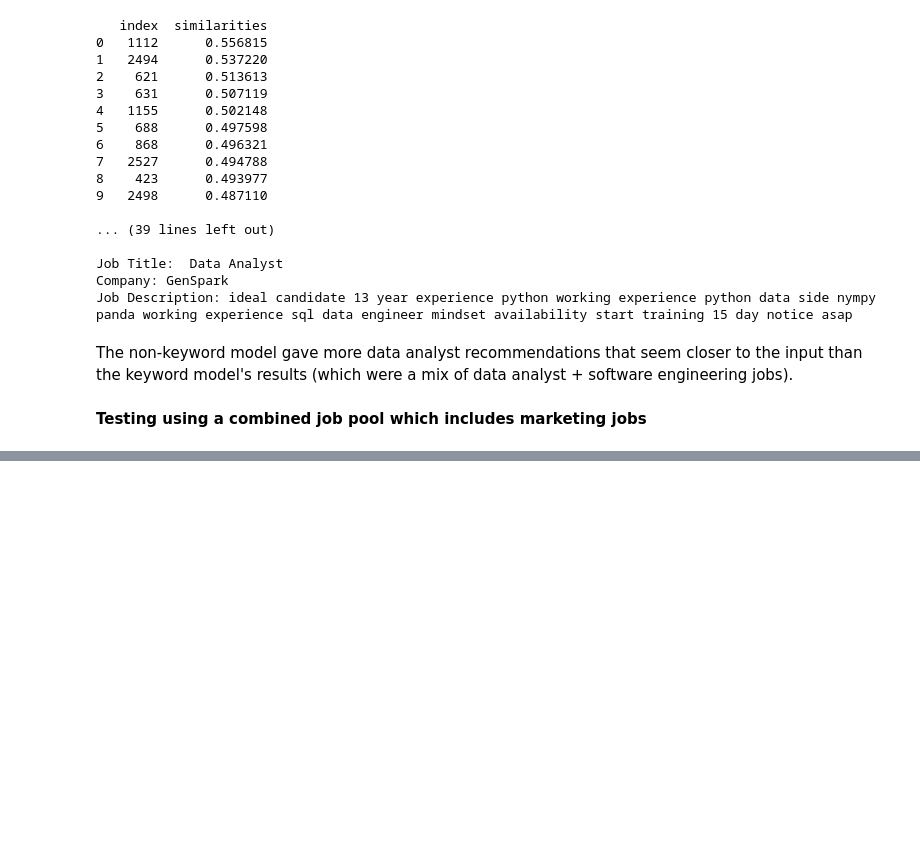
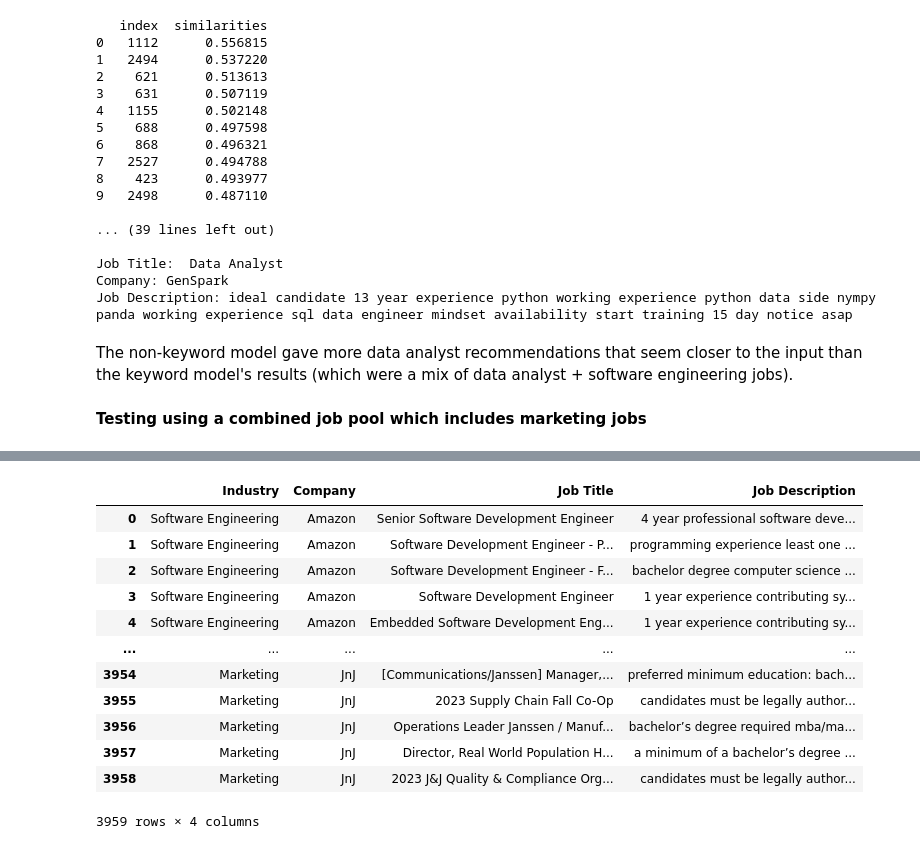
Before and after one commit to Siliconvalley4uYouthProjects/SpringBoard-Swatcloud, a Jupyter notebook: Recommendation_system_content_based_CV_without_wanted_unwanted_keywords.ipynb, the cells around one changed output, grey strips where cells are left out. Saved outputs shown, nothing was run; the diff lists cells and outputs as text; code cells hidden in the pictures; blank space fills up the shorter version.

```diff
--- a/Recommendation_system_content_based_CV_without_wanted_unwanted_keywords.ipynb
+++ b/Recommendation_system_content_based_CV_without_wanted_unwanted_keywords.ipynb
@@ -319,11 +344,24 @@ The non-keyword model gave more data analyst recommendations that seem closer to
 # %%
-df3 = pd.read_csv('meta_jobs_marketing_cleaned.csv',names=['index','Company','Job Title','Job Description'])
-df4 = pd.read_csv('google_jobs_marketing_cleaned.csv',names=['index','Company','Job Title','Job Description'])
-df5 = pd.read_csv('amazon_jobs_marketing_cleaned.csv',names=['index','Company','Job Title','Job Description'])
-df6 = pd.read_csv('JnJ_jobs_marketing_cleaned.csv',names=['index','Company','Job Title','Job Description'])
+df_m = pd.read_csv('marketing_job_descriptions.csv',names=['index','Industry','Company','Job Title','Job Description'])
 
-df_agg = pd.concat([df,df3,df4,df5,df6])
+df_agg = pd.concat([df,df_m])
 df_agg.reset_index(inplace=True)
 df_agg.drop(columns=['level_0','index'],inplace=True)
+# %%
+df_agg
+# %% [output]
+|  | Industry | Company | Job Title | Job Description |
+| 0 | Software Engineering | Amazon | Senior Software Development Engineer | 4 year professional software deve... |
+| 1 | Software Engineering | Amazon | Software Development Engineer - P... | programming experience least one ... |
+| 2 | Software Engineering | Amazon | Software Development Engineer - F... | bachelor degree computer science ... |
+| 3 | Software Engineering | Amazon | Software Development Engineer | 1 year experience contributing sy... |
+| 4 | Software Engineering | Amazon | Embedded Software Development Eng... | 1 year experience contributing sy... |
+| ... | ... | ... | ... | ... |
+| 3954 | Marketing | JnJ | [Communications/Janssen] Manager,... | preferred minimum education: bach... |
+| 3955 | Marketing | JnJ | 2023 Supply Chain Fall Co-Op | candidates must be legally author... |
+| 3956 | Marketing | JnJ | Operations Leader Janssen / Manuf... | bachelor’s degree required mba/ma... |
+| 3957 | Marketing | JnJ | Director, Real World Population H... | a minimum of a bachelor’s degree ... |
+| 3958 | Marketing | JnJ | 2023 J&J Quality & Compliance Org... | candidates must be legally author... |
+3959 rows × 4 columns
 # %%
 # Text Cleaning tasks
```
Also changed, not shown: parts of 12 cells of this notebook.
